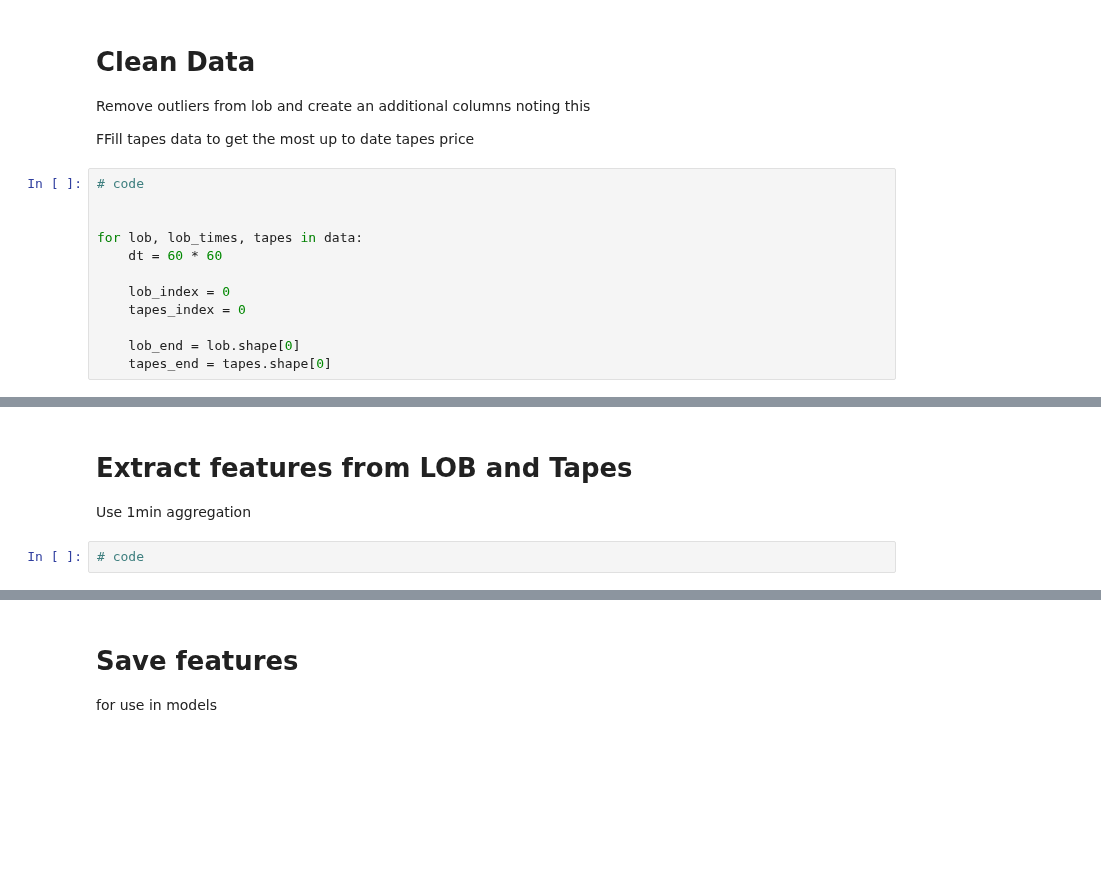
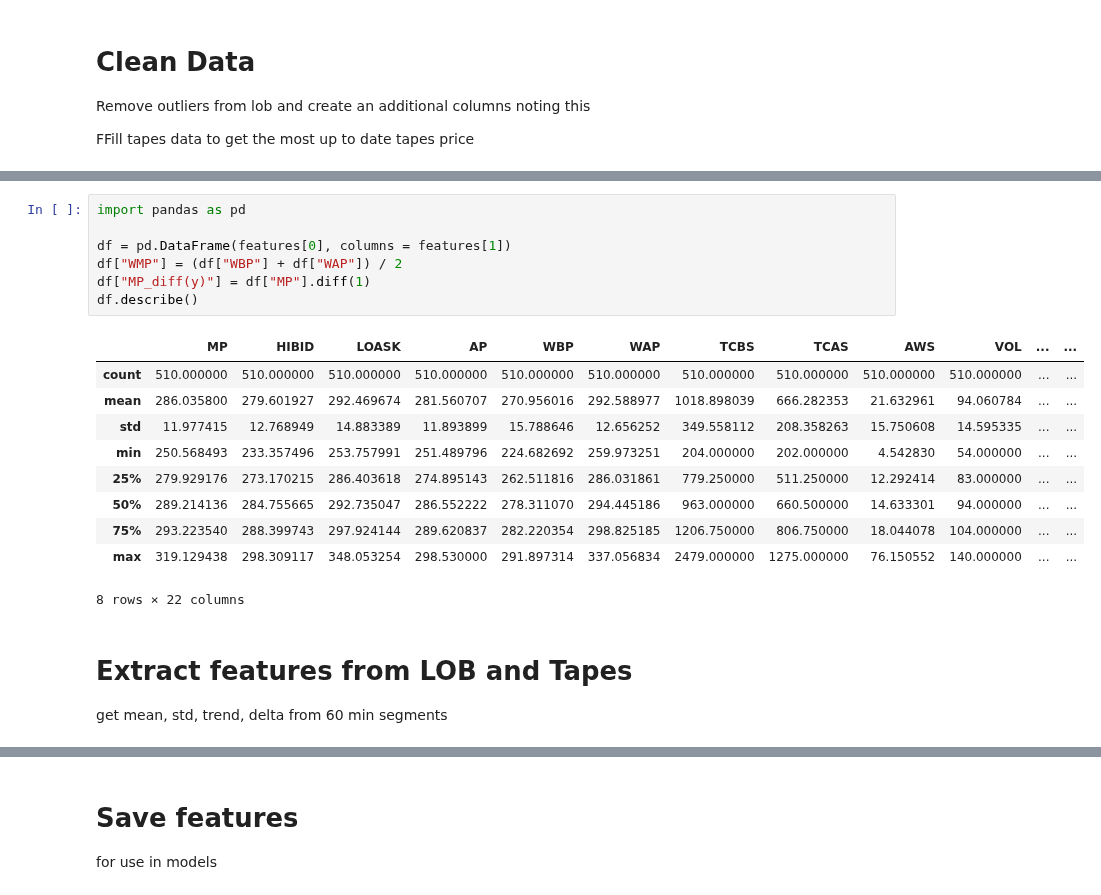
Before and after one commit to UoB-DSMP-2023-24/dsmp-2024-group-19, a Jupyter notebook: final_classification_pipeline.ipynb, the cells around one changed output, grey strips where cells are left out. Drawn from its saved outputs; the diff is of its cells as text; blank space fills up the shorter version.

```diff
--- a/final_classification_pipeline.ipynb
+++ b/final_classification_pipeline.ipynb
@@ -30,15 +30,3 @@ Time taken to reach each day: 0.17849993705749512
 Remove outliers from lob and create an additional columns noting this
 
 FFill tapes data to get the most up to date tapes price
-# %%
-# code
-
-
-for lob, lob_times, tapes in data:
-    dt = 60 * 60
-
-    lob_index = 0
-    tapes_index = 0
-
-    lob_end = lob.shape[0]
-    tapes_end = tapes.shape[0]
@@ -45,6 +349,22 @@ for lob, lob_times, tapes in data:
+# %%
+import pandas as pd
+
+df = pd.DataFrame(features[0], columns = features[1])
+df["WMP"] = (df["WBP"] + df["WAP"]) / 2
+df["MP_diff(y)"] = df["MP"].diff(1)
+df.describe()
+# %% [output]
+|  | MP | HIBID | LOASK | AP | WBP | WAP | TCBS | TCAS | AWS | VOL | ... | ... |
+| count | 510.000000 | 510.000000 | 510.000000 | 510.000000 | 510.000000 | 510.000000 | 510.000000 | 510.000000 | 510.000000 | 510.000000 | ... | ... |
+| mean | 286.035800 | 279.601927 | 292.469674 | 281.560707 | 270.956016 | 292.588977 | 1018.898039 | 666.282353 | 21.632961 | 94.060784 | ... | ... |
+| std | 11.977415 | 12.768949 | 14.883389 | 11.893899 | 15.788646 | 12.656252 | 349.558112 | 208.358263 | 15.750608 | 14.595335 | ... | ... |
+| min | 250.568493 | 233.357496 | 253.757991 | 251.489796 | 224.682692 | 259.973251 | 204.000000 | 202.000000 | 4.542830 | 54.000000 | ... | ... |
+| 25% | 279.929176 | 273.170215 | 286.403618 | 274.895143 | 262.511816 | 286.031861 | 779.250000 | 511.250000 | 12.292414 | 83.000000 | ... | ... |
+| 50% | 289.214136 | 284.755665 | 292.735047 | 286.552222 | 278.311070 | 294.445186 | 963.000000 | 660.500000 | 14.633301 | 94.000000 | ... | ... |
+| 75% | 293.223540 | 288.399743 | 297.924144 | 289.620837 | 282.220354 | 298.825185 | 1206.750000 | 806.750000 | 18.044078 | 104.000000 | ... | ... |
+| max | 319.129438 | 298.309117 | 348.053254 | 298.530000 | 291.897314 | 337.056834 | 2479.000000 | 1275.000000 | 76.150552 | 140.000000 | ... | ... |
+8 rows × 22 columns
 # %% [markdown]
 # Extract features from LOB and Tapes
 
-Use 1min aggregation
+get mean, std, trend, delta from 60 min segments
-# %%
-# code
```
Also changed, not shown: parts of 2 cells of this notebook, 2 other files.
